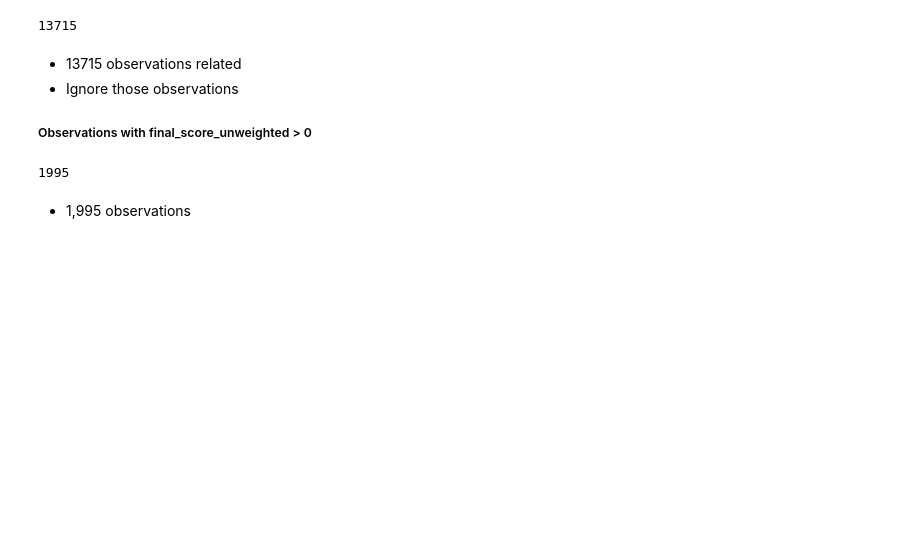
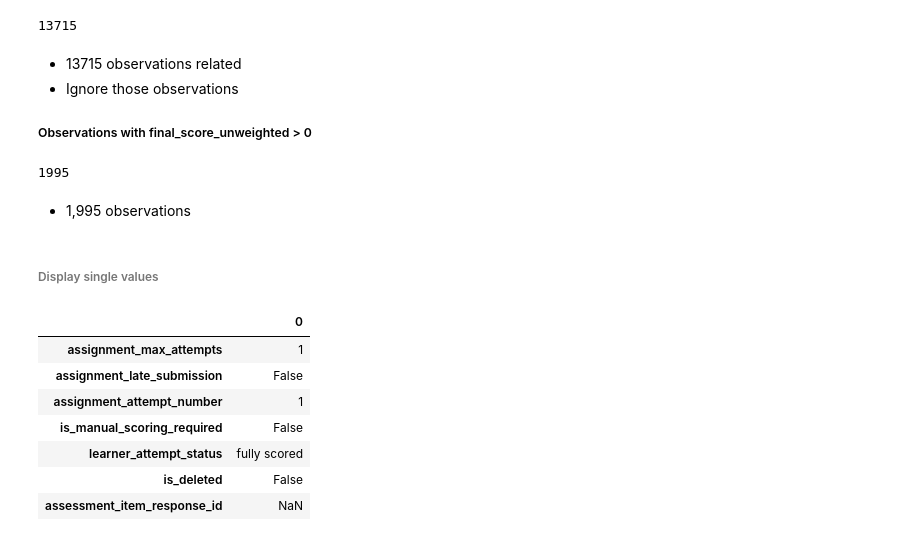
Before and after one commit to dlhinkley/c772-capstone-project, a Jupyter notebook: jupyter/investigation/investigate-15710-null-assessment-item-response-id.ipynb, the cells around one changed output. Cells and saved outputs as stored; diff of their text form; code cells hidden in the pictures; blank space fills up the shorter version.

```diff
--- a/jupyter/investigation/investigate-15710-null-assessment-item-response-id.ipynb
+++ b/jupyter/investigation/investigate-15710-null-assessment-item-response-id.ipynb
@@ -34,3 +34,16 @@ dfNull.count()
 1995
 # %% [markdown]
 - 1,995 observations
+# %% [markdown]
+###### Display single values
+# %%
+display_single_val(dfNull)
+# %% [output]
+|  | 0 |
+| assignment_max_attempts | 1 |
+| assignment_late_submission | False |
+| assignment_attempt_number | 1 |
+| is_manual_scoring_required | False |
+| learner_attempt_status | fully scored |
+| is_deleted | False |
+| assessment_item_response_id | NaN |
```
Also changed, not shown: parts of 16 cells of this notebook.
